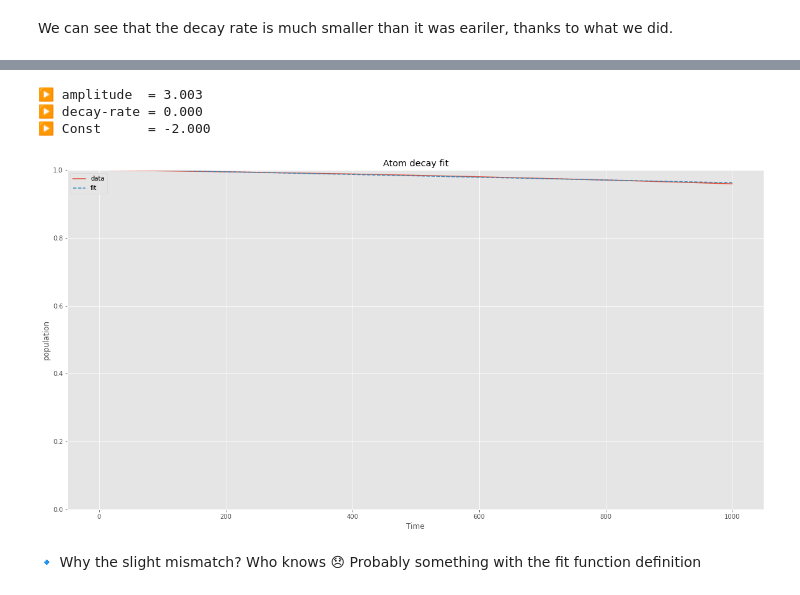
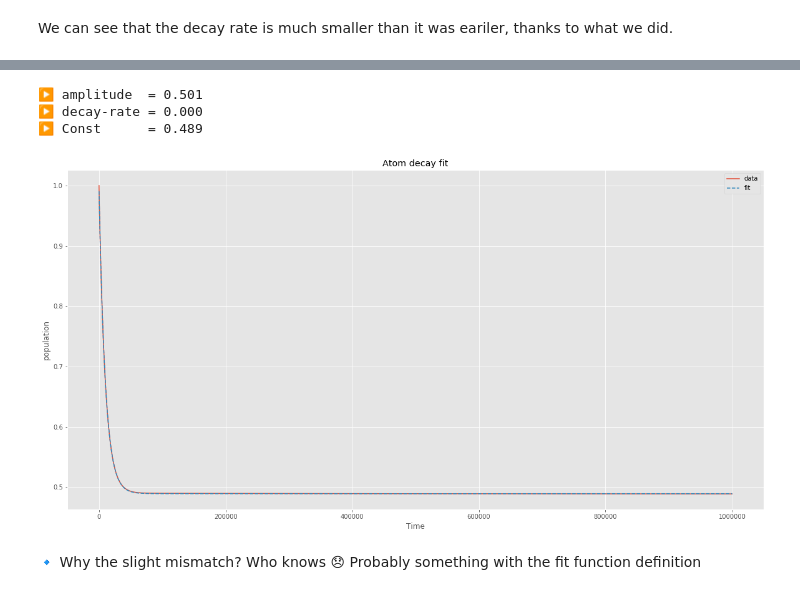
Before and after one commit to DanielCohenHillel/Cavity-Analysis, a Jupyter notebook: dephasing/dephasing.ipynb, the cells around one changed output, grey strips where cells are left out. Drawn from its saved outputs; the diff is of its cells as text; code cells hidden in the pictures.

```diff
--- a/dephasing/dephasing.ipynb
+++ b/dephasing/dephasing.ipynb
@@ -51,7 +53,7 @@ n_th_a   = 0.02          # avg number of atom bath excitation
 n_th_c   = 0.01          # avg number of cavity bath excitation
 mu       = [1e-3, 1e-3]  # Measurement error rate
 # tlist  = params.tlist
-tlist = np.linspace(0, 1_000, 10_000)  # MUST: max(tlist) >> 1/chi
+tlist = np.linspace(0, 1_000_000, 10_000)  # MUST: max(tlist) >> 1/chi
 # %% [markdown]
 #### 🔹 Defining Hamiltonian, initial state and operators
 # %%
@@ -150,14 +152,16 @@ def sim_meas(psi0, H, dt):
         output = qt.mesolve(H, psi_meas, time_range, c_ops)
         states.extend(output.states)
     return states
+# %%
+states = sim_meas(psi0, H, len(tlist)+1)
+
+# qstates = np.array([np.real(state.ptrace(1)) for state in states])
+
+# n = [[abs(np.trace(state*(psi0 + psi_e))) for state in states],
+#      [abs(np.trace(state*(psi1 + psi_1))) for state in states]]
+n = [[abs(np.trace(state*(psi0))) for state in states]]
 # %%
-states = sim_meas(psi0, H, 10)
 fig, ax = plt.subplots(figsize=(20,10))
-
-qstates = np.array([np.real(state.ptrace(1)) for state in states])
-
-n = [[abs(np.trace(state*(psi0 + psi_e))) for state in states],
-     [abs(np.trace(state*(psi1 + psi_1))) for state in states]]
 
 # ax.plot(qstates[:,0,0])  # P(|e>)
 ax.plot(n[0])            # P(|0>+|1> X |g> + |0>+|1> X |e>)
@@ -167,6 +171,6 @@ ax.legend(["$0+1$", "$0-1$", "atom"])
 ax.set_xlabel('Time')
 ax.set_ylabel('Occupation probability')
 ax.set_title('Vacuum Rabi oscillations');
-ax.set_ylim(0, 1)
+# ax.set_ylim(0, 1)
 plt.show();
 # %% [output]
@@ -179,4 +183,10 @@ def sinexp(x, w, r, A, C, D):
 def exp(x, A, r, C):
     return A*np.exp(-r*x)+C
 # popt, pcov = curve_fit(sinexp, tlist, n[0], maxfev=100000000, bounds=([0,0,0, -0.1, -1], [10,5,1.2, 1.1,1]), p0=[chi_e, gamma, 1, 0,0.5])
-popt, pcov = curve_fit(exp, tlist, n[0], bounds=([-5,-5,-2], [5, 5, 2]), p0=[1, 2, 0.5])
+popt, pcov = curve_fit(exp, tlist, n[0], bounds=([-5,-5,-2], [5, 5, 2]), p0=[1, 0.1, 0.5])
+
+cut = 7
+m, b = np.polyfit(tlist[:cut], n[0][:cut], 1)
+plt.plot(m*tlist[:cut] + b)
+plt.plot(n[0][:cut])
+print(-.5/m, b)
@@ -190,37 +203,37 @@ plt.figure(figsize=(20,10))
 # plt.fill_between(tlist, popt[2]*(2+popt[4])*np.exp(-tlist*popt[1])+popt[3],
 #                  popt[2]*(popt[4])*np.exp(-tlist*popt[1])+popt[3], color='black', alpha=0.05)
 
 plt.plot(tlist, n[0], label='data')
 plt.plot(tlist, fit, '--', label='fit')
 
 
 plt.legend()
 plt.title('Atom decay fit')
 plt.xlabel('Time')
 plt.ylabel('population')
-plt.ylim(0,1)
+# plt.ylim(0,1)
 
 # print(
 # """
 # ▶️ Frequency  = {:.3f}
 # ▶️ decay-rate = {:.3f}
 # ▶️ amplitude  = {:.3f}
 # ▶️ Const      = {:.3f}
 # ▶️ Center     = {:.3f}
 # """.format(*popt)
 # )
 print(
 """
 ▶️ amplitude  = {:.3f}
 ▶️ decay-rate = {:.3f}
 ▶️ Const      = {:.3f}
 """.format(*popt)
 )
 # %% [output]
-▶️ amplitude  = 3.003
+▶️ amplitude  = 0.501
 ▶️ decay-rate = 0.000
-▶️ Const      = -2.000
+▶️ Const      = 0.489
-[figure, old version]
+[figure, new version]
 # %% [markdown]
 🔹 Why the slight mismatch? Who knows 😞 Probably something with the fit function definition
 # %%
```
Also changed, not shown: parts of 19 cells of this notebook, 5 other files.
